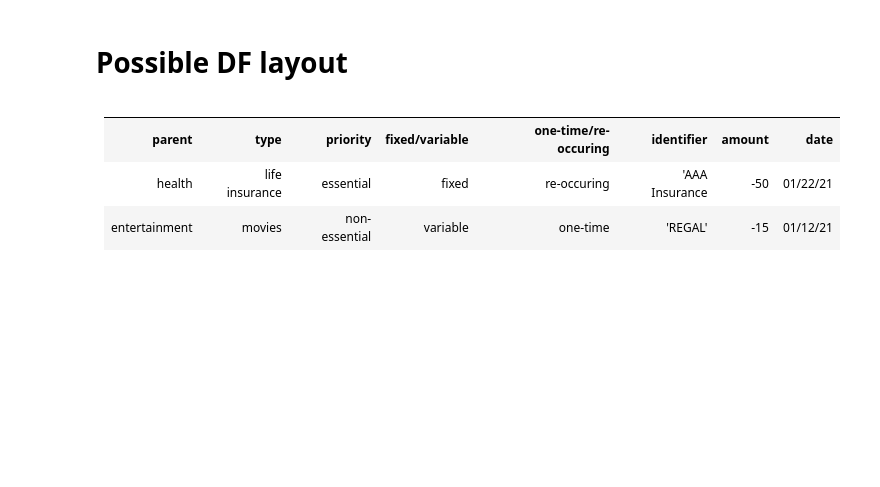
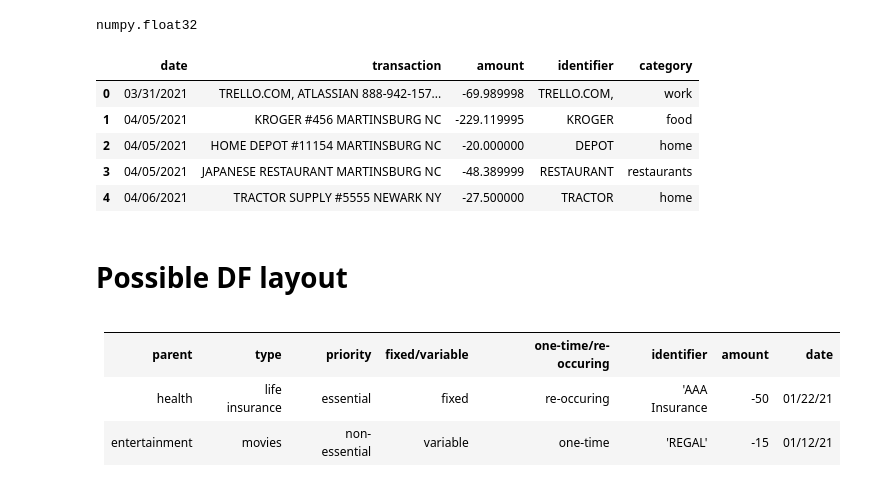
Before and after one commit to ph1-618O/clover, a Jupyter notebook: notebooks/all_graphs.ipynb, the cells around one changed output. Cells and saved outputs as stored; diff of their text form; code cells hidden in the pictures; blank space fills up the shorter version.

```diff
--- a/notebooks/all_graphs.ipynb
+++ b/notebooks/all_graphs.ipynb
@@ -7,7 +11,20 @@ def show_svg(filename):
     from IPython.display import SVG, display
     display(SVG(filename=f'{filename}.svg'))
 # %%
-df = pd.read_csv('../data/test/sample_data_month_categories.csv')
+df = pd.read_csv('../data/test/sample_data_month_categories.csv', dtype={'amount':'float32'})
+# %%
+type(df.amount[0])
+# %% [output]
+numpy.float32
+# %%
+df.head()
+# %% [output]
+|  | date | transaction | amount | identifier | category |
+| 0 | 03/31/2021 | TRELLO.COM, ATLASSIAN 888-942-157... | -69.989998 | TRELLO.COM, | work |
+| 1 | 04/05/2021 | KROGER #456 MARTINSBURG NC | -229.119995 | KROGER | food |
+| 2 | 04/05/2021 | HOME DEPOT #11154 MARTINSBURG NC | -20.000000 | DEPOT | home |
+| 3 | 04/05/2021 | JAPANESE RESTAURANT MARTINSBURG NC | -48.389999 | RESTAURANT | restaurants |
+| 4 | 04/06/2021 | TRACTOR SUPPLY #5555 NEWARK NY | -27.500000 | TRACTOR | home |
 # %% [markdown]
 # Possible DF layout
 # %% [markdown]
```
Also changed, not shown: parts of 23 cells of this notebook, 18 other files.
